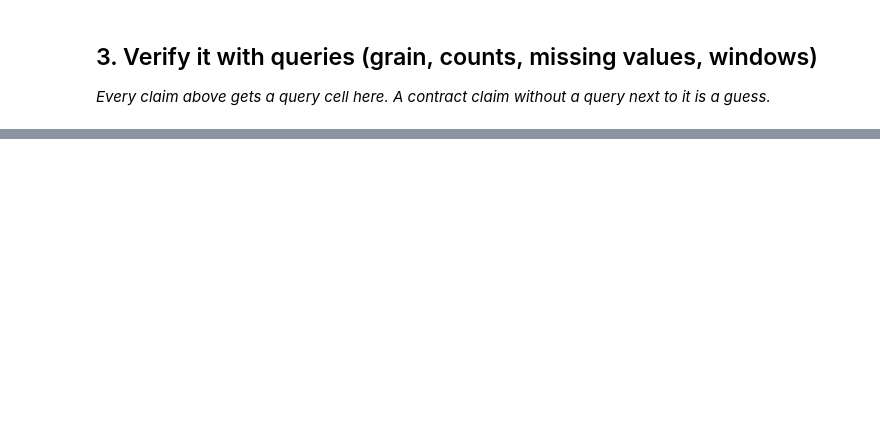
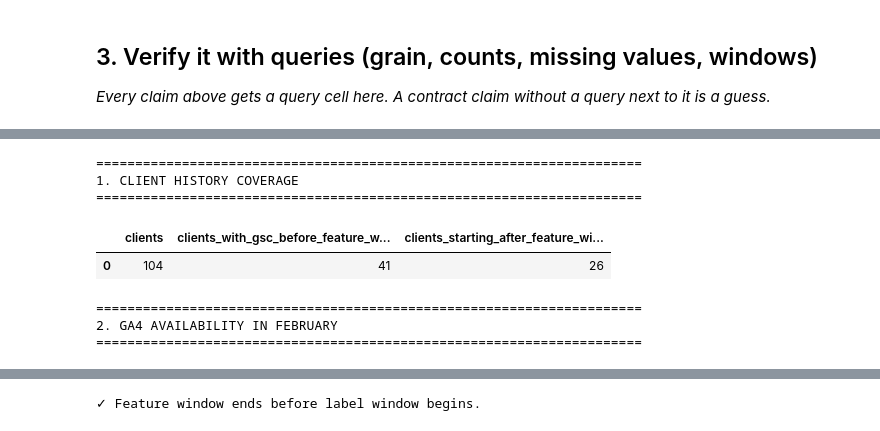
Before and after one commit to zgander/flyrank_ml, a Jupyter notebook: work/notebooks/w03_data_contract.ipynb, the cells around one changed output, grey strips where cells are left out. Cells and saved outputs as stored; diff of their text form; code cells hidden in the pictures; blank space fills up the shorter version.

```diff
--- a/work/notebooks/w03_data_contract.ipynb
+++ b/work/notebooks/w03_data_contract.ipynb
@@ -36,0 +443,79 @@ This skeleton is yours to fill. Work the sections **in order** — each one has
+# %%
+# Section 4 — Verify important data limitations
+
+print("=" * 70)
+print("1. CLIENT HISTORY COVERAGE")
+print("=" * 70)
+
+client_history = con.sql(f"""
+    SELECT
+        COUNT(*) AS clients,
+        COUNT(*) FILTER (
+            WHERE gsc_data_start <= DATE '2026-02-01'
+        ) AS clients_with_gsc_before_feature_window,
+        COUNT(*) FILTER (
+            WHERE gsc_data_start > DATE '2026-02-01'
+        ) AS clients_starting_after_feature_window
+    FROM read_parquet('{DIM_CLIENTS}')
+""").df()
+
+display(client_history)
+
+
+print("=" * 70)
+print("2. GA4 AVAILABILITY IN FEBRUARY")
+print("=" * 70)
+
+ga4_availability = con.sql(f"""
+    SELECT
+        COUNT(*) AS total_rows,
+        COUNT(*) FILTER (
+            WHERE ga4_data_available IS TRUE
+        ) AS ga4_available_rows,
+        COUNT(*) FILTER (
+            WHERE ga4_data_available IS FALSE
+        ) AS ga4_unavailable_rows
+    FROM read_parquet('{FEB}')
+""").df()
+
+display(ga4_availability)
+
+
+print("=" * 70)
+print("3. FEATURE / LABEL WINDOW SEPARATION")
+print("=" * 70)
+
+windows = con.sql(f"""
+    SELECT
+        MIN(report_date) AS feature_start,
+        MAX(report_date) AS feature_end
+    FROM read_parquet('{FEB}')
+""").df()
+
+label_windows = con.sql(f"""
+    SELECT
+        MIN(report_date) AS label_start,
+        MAX(report_date) AS label_end
+    FROM read_parquet('{MAR}')
+""").df()
+
+display(windows)
+display(label_windows)
+
+feature_end = windows.iloc[0]["feature_end"]
+label_start = label_windows.iloc[0]["label_start"]
+
+assert feature_end < label_start, (
+    "Feature and label windows overlap — potential leakage."
+)
+
+print("✓ Feature window ends before label window begins.")
+# %% [output]
+======================================================================
+1. CLIENT HISTORY COVERAGE
+======================================================================
+|  | clients | clients_with_gsc_before_feature_w... | clients_starting_after_feature_wi... |
+| 0 | 104 | 41 | 26 |
+======================================================================
+2. GA4 AVAILABILITY IN FEBRUARY
+======================================================================
@@ -37,3 +531,4 @@ This skeleton is yours to fill. Work the sections **in order** — each one has
+✓ Feature window ends before label window begins.
 # %% [markdown]
 ## Self-check
 
```
Also changed, not shown: parts of 17 cells of this notebook.
